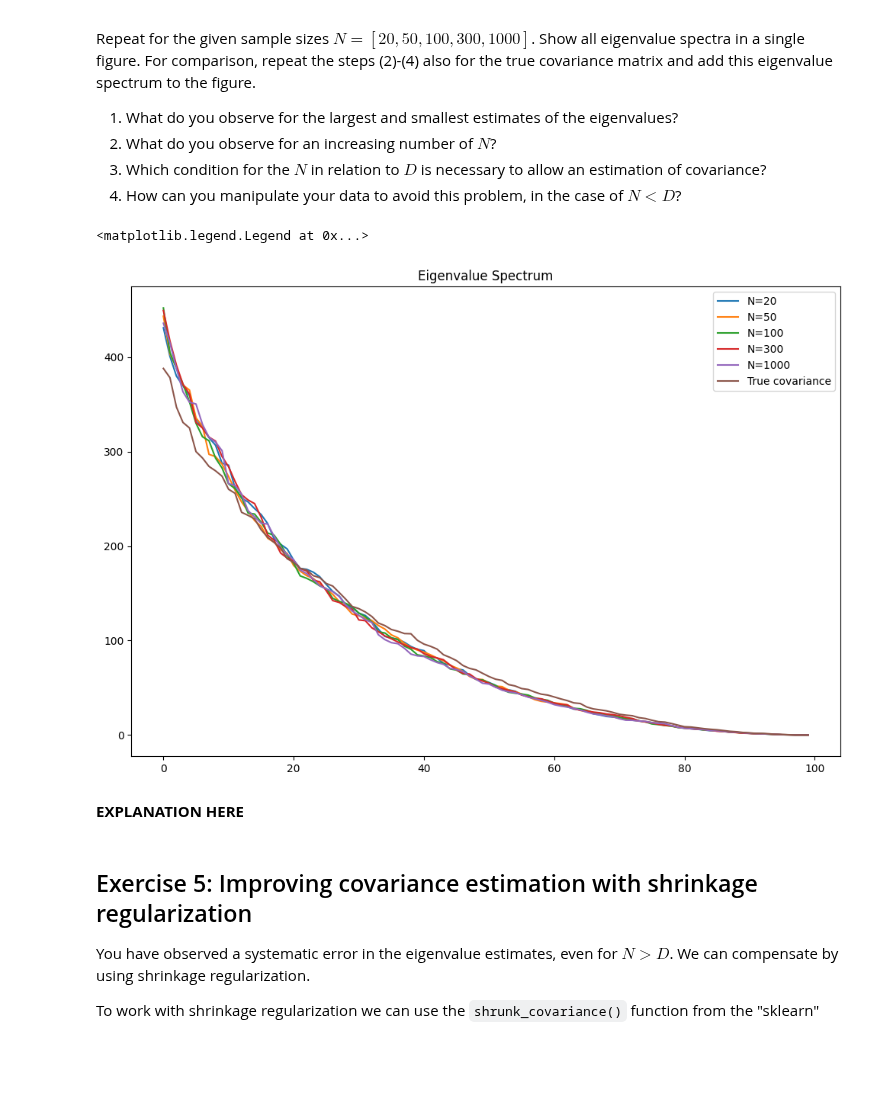
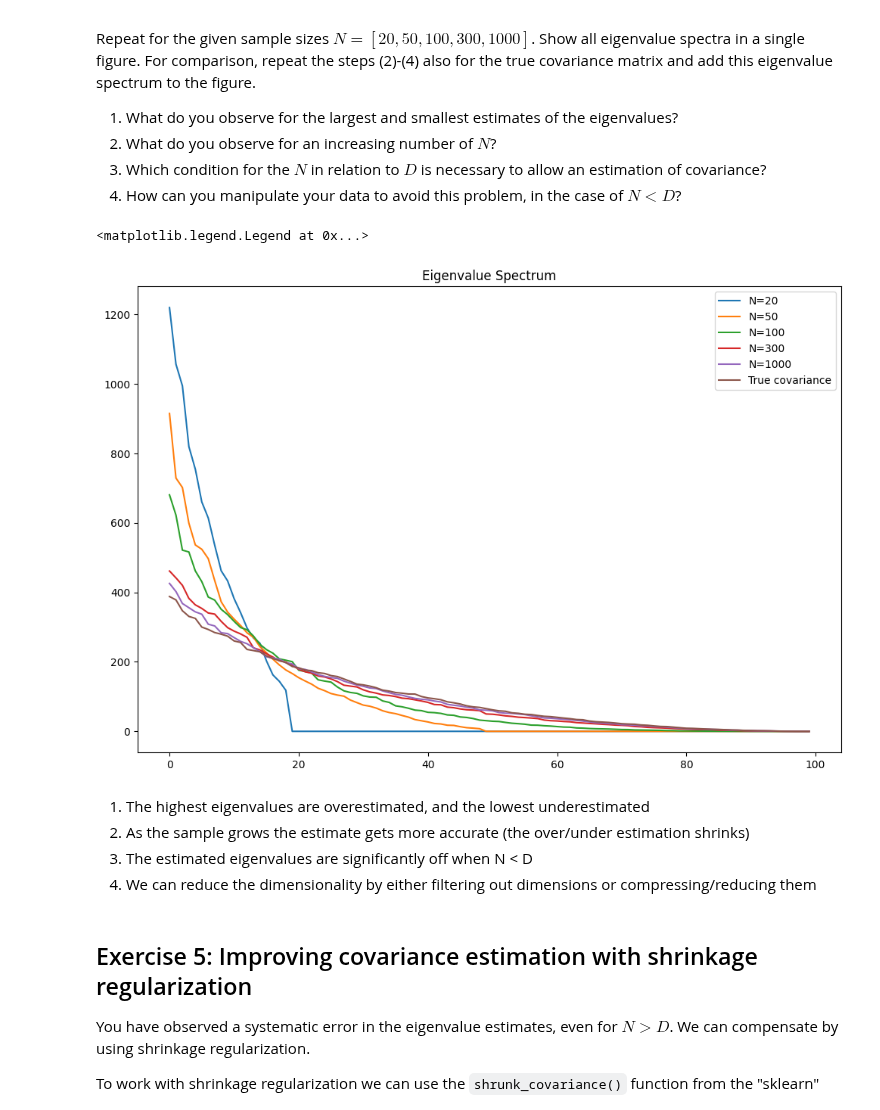
Before and after one commit to RobertvdLeeuw/nix-radboud, a Jupyter notebook: subjects/BCI/assignment_02_covariance_matrix_BCI.ipynb, the cells around one changed output. Cells and saved outputs as stored; diff of their text form; code cells hidden in the pictures; blank space fills up the shorter version.

```diff
--- a/subjects/BCI/assignment_02_covariance_matrix_BCI.ipynb
+++ b/subjects/BCI/assignment_02_covariance_matrix_BCI.ipynb
@@ -126,28 +125,29 @@ cov_true = generate_covariance(D)
 # %%
 plt.figure(figsize=(12, 8))
 
 for n in Ns:
-    X = generate_data(N, cov_true, np.zeros(D))
+    X = generate_data(n, cov_true, np.zeros(D))
     cov_est = estimate_covariance(X)
     eigenvalues, eigenvectors = np.linalg.eig(cov_est)
     eigenvalues[::-1].sort()  # Inplace
-
-    # if n not in (20, 1000): continue
 
     plt.plot(eigenvalues, label=f"N={n}")
 
 eigenvalues, eigenvectors = np.linalg.eig(cov_true)
 eigenvalues[::-1].sort()  # Inplace
 plt.plot(eigenvalues, label=f"True covariance")
 
 
 plt.title("Eigenvalue Spectrum")
 plt.legend()
 # %% [output]
 <matplotlib.legend.Legend at 0x...>
-[figure, old version]
+[figure, new version]
-# %% [markdown]
-**EXPLANATION HERE**
+# %% [markdown]
+1. The highest eigenvalues are overestimated, and the lowest underestimated
+2. As the sample grows the estimate gets more accurate (the over/under estimation shrinks)
+3. The estimated eigenvalues are significantly off when N < D
+4. We can reduce the dimensionality by either filtering out dimensions or compressing/reducing them
 # %% [markdown]
 ## Exercise 5:  Improving covariance estimation with shrinkage regularization
 You have observed a systematic error in the eigenvalue estimates, even for $N > D$. We can compensate by using shrinkage regularization.
```
Also changed, not shown: parts of 2 cells of this notebook, 19 other files.
